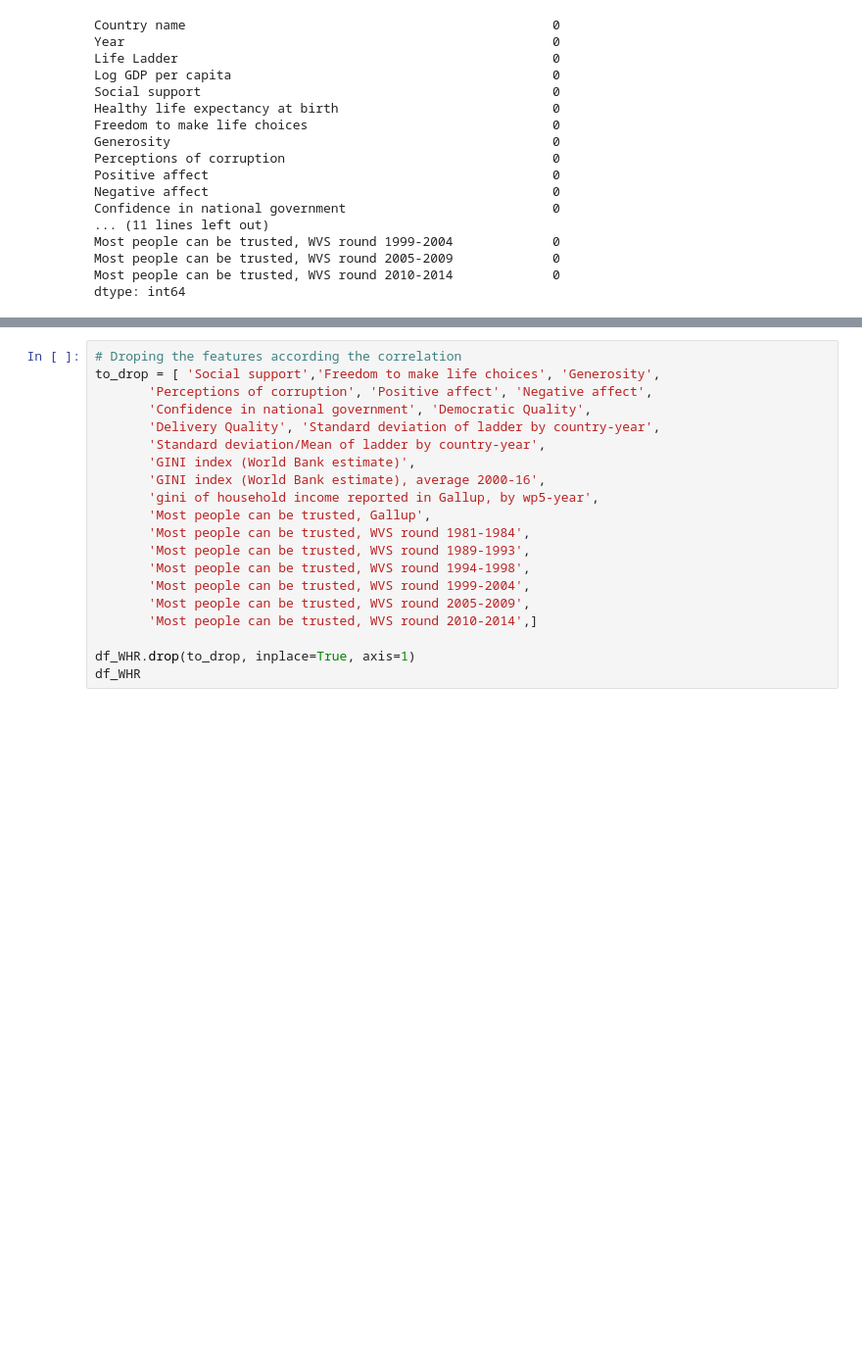
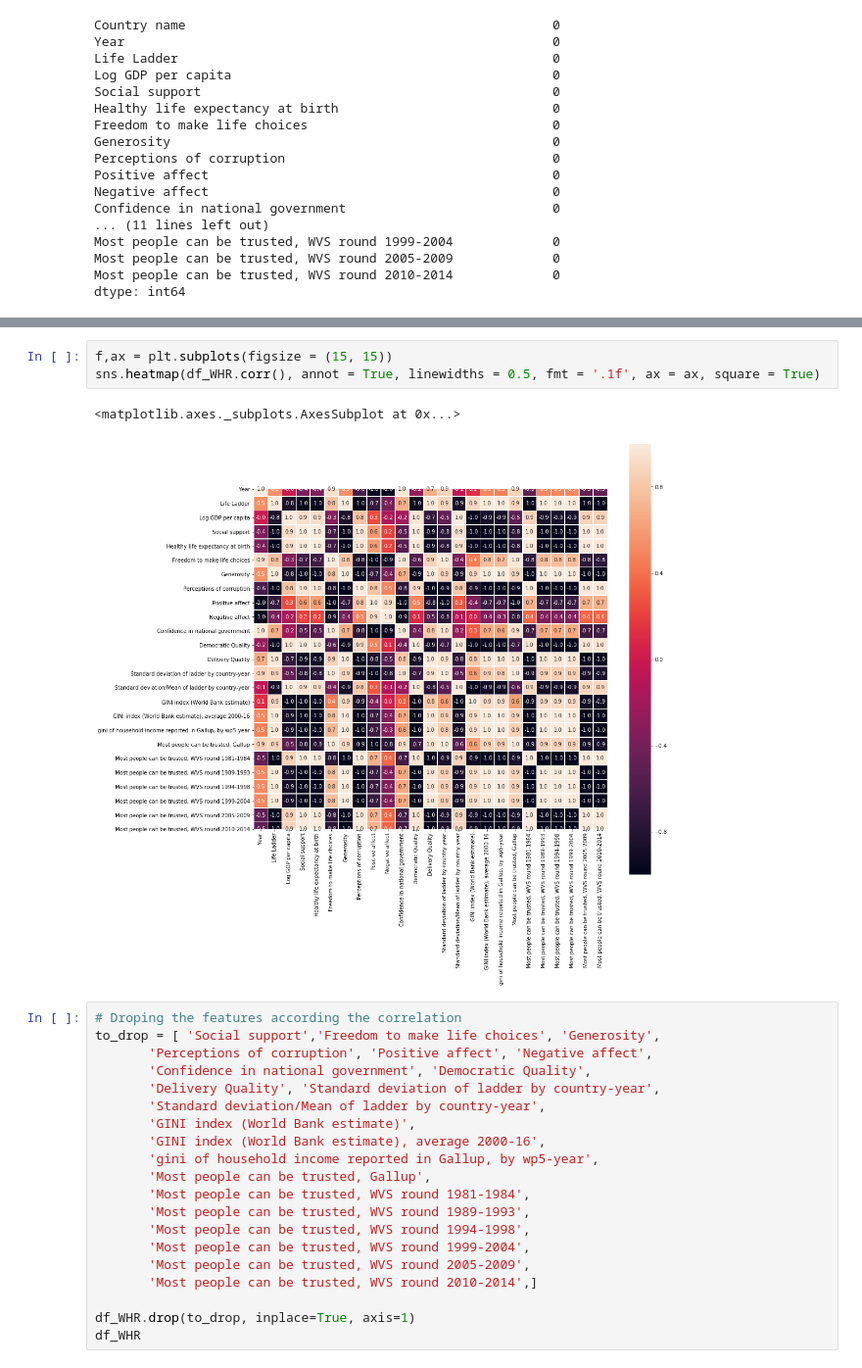
Before and after one commit to hackan98/DMML2019_Team_Nestle, a Jupyter notebook: code/HappinessProjectNestle.ipynb, the cells around one changed output, grey strips where cells are left out. Shown: that part at 98% size. Cells and saved outputs as stored; diff of their text form; blank space fills up the shorter version.

```diff
--- a/code/HappinessProjectNestle.ipynb
+++ b/code/HappinessProjectNestle.ipynb
@@ -85,4 +100,10 @@ Year                                                        0.007075
 Name: Life Ladder, dtype: float64
+# %%
+f,ax = plt.subplots(figsize = (15, 15))
+sns.heatmap(df_WHR.corr(), annot = True, linewidths = 0.5, fmt = '.1f', ax = ax, square = True)
+# %% [output]
+<matplotlib.axes._subplots.AxesSubplot at 0x...>
+[figure, added]
 # %%
 # Droping the features according the correlation
 to_drop = [ 'Social support','Freedom to make life choices', 'Generosity',
```
Also changed, not shown: parts of 7 cells of this notebook.
